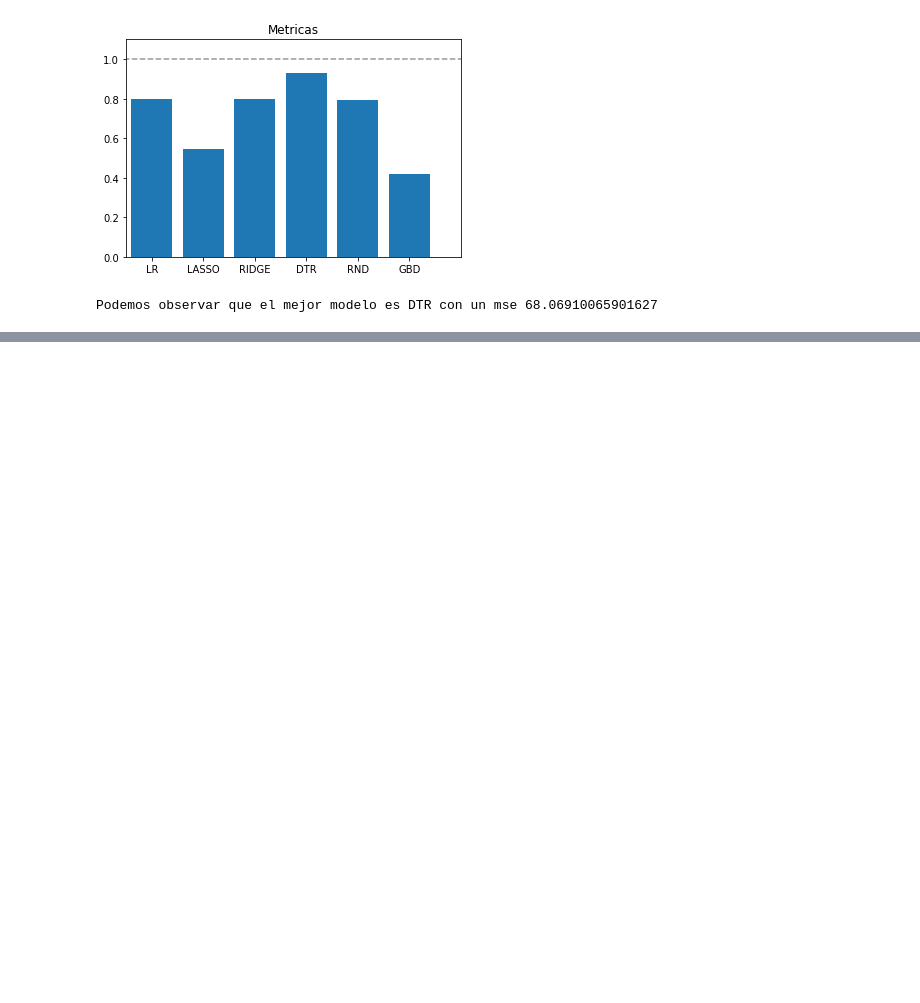
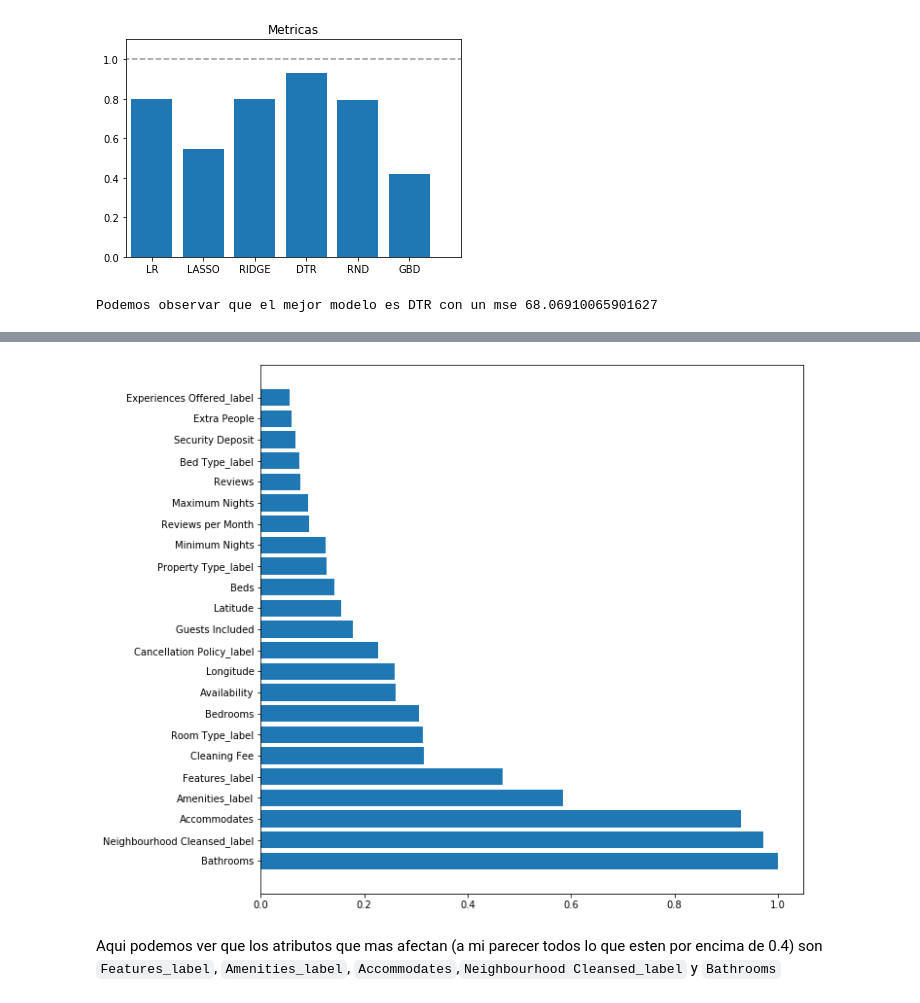
Before and after one commit to amm297/keepcoding-bdml, a Jupyter notebook: machine-learning/Practica-Alberto_Martinez_Martinez.ipynb, the cells around one changed output, grey strips where cells are left out. Drawn from its saved outputs; the diff is of its cells as text; code cells hidden in the pictures; blank space fills up the shorter version.

```diff
--- a/machine-learning/Practica-Alberto_Martinez_Martinez.ipynb
+++ b/machine-learning/Practica-Alberto_Martinez_Martinez.ipynb
@@ -714,0 +749,14 @@ tree_reg.score(data_prepared, labels), tree_reg.score(test_prepared, test_prices
+# %%
+importances = tree_reg.feature_importances_
+importances = importances / np.max(importances)
+
+indices = np.argsort(importances)[::-1]
+
+plt.figure(figsize=(10,10))
+plt.barh(range(data_prepared.shape[1]),importances[indices])
+plt.yticks(range(data_prepared.shape[1]),data_prepared.columns[indices])
+plt.show()
+# %% [output]
+[figure, added]
+# %% [markdown]
+Aqui podemos ver que los atributos que mas afectan (a mi parecer todos lo que esten por encima de 0.4) son `Features_label`, `Amenities_label`, `Accommodates`,`Neighbourhood Cleansed_label` y  `Bathrooms`
```
Also changed, not shown: parts of 5 cells of this notebook.
